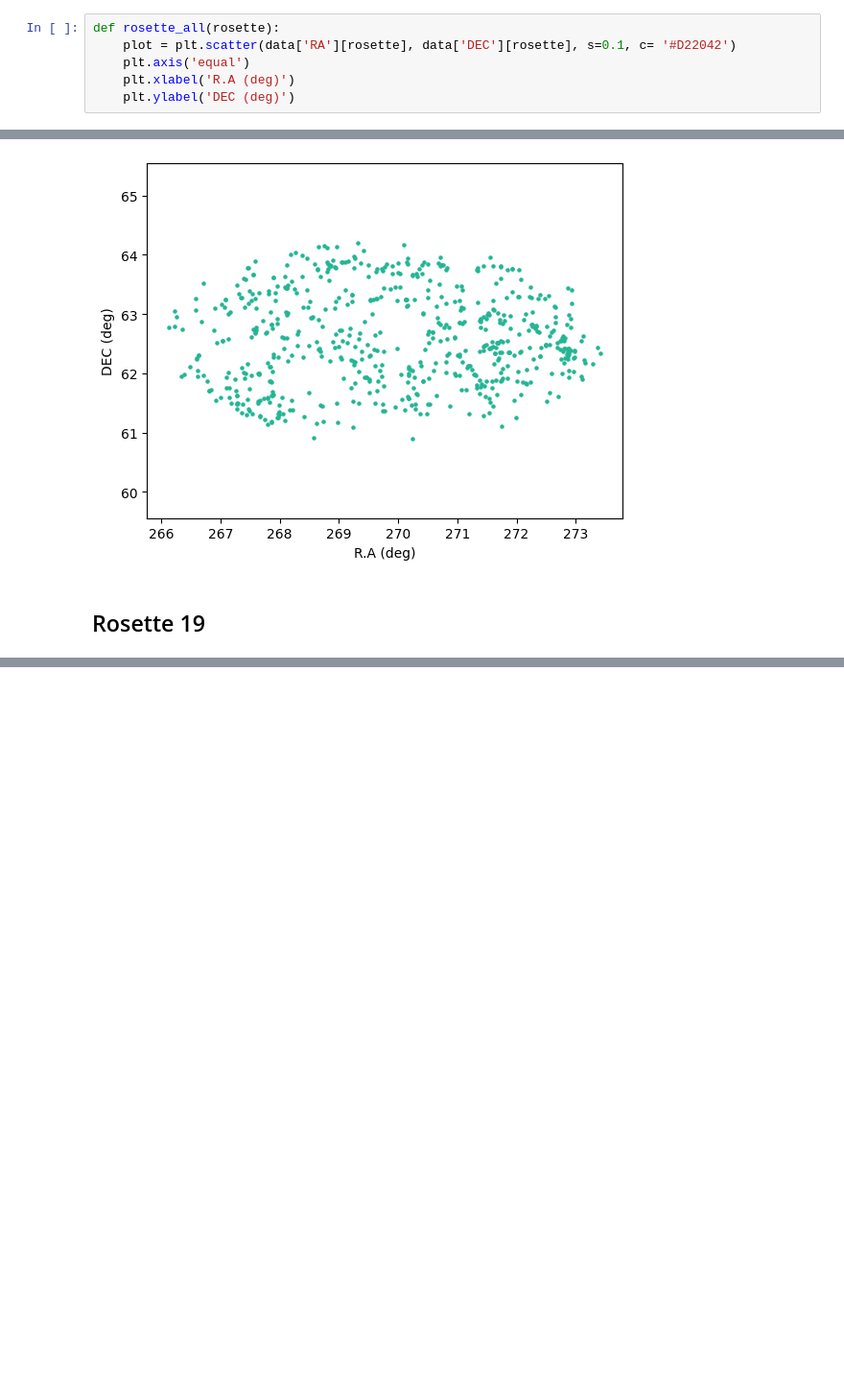
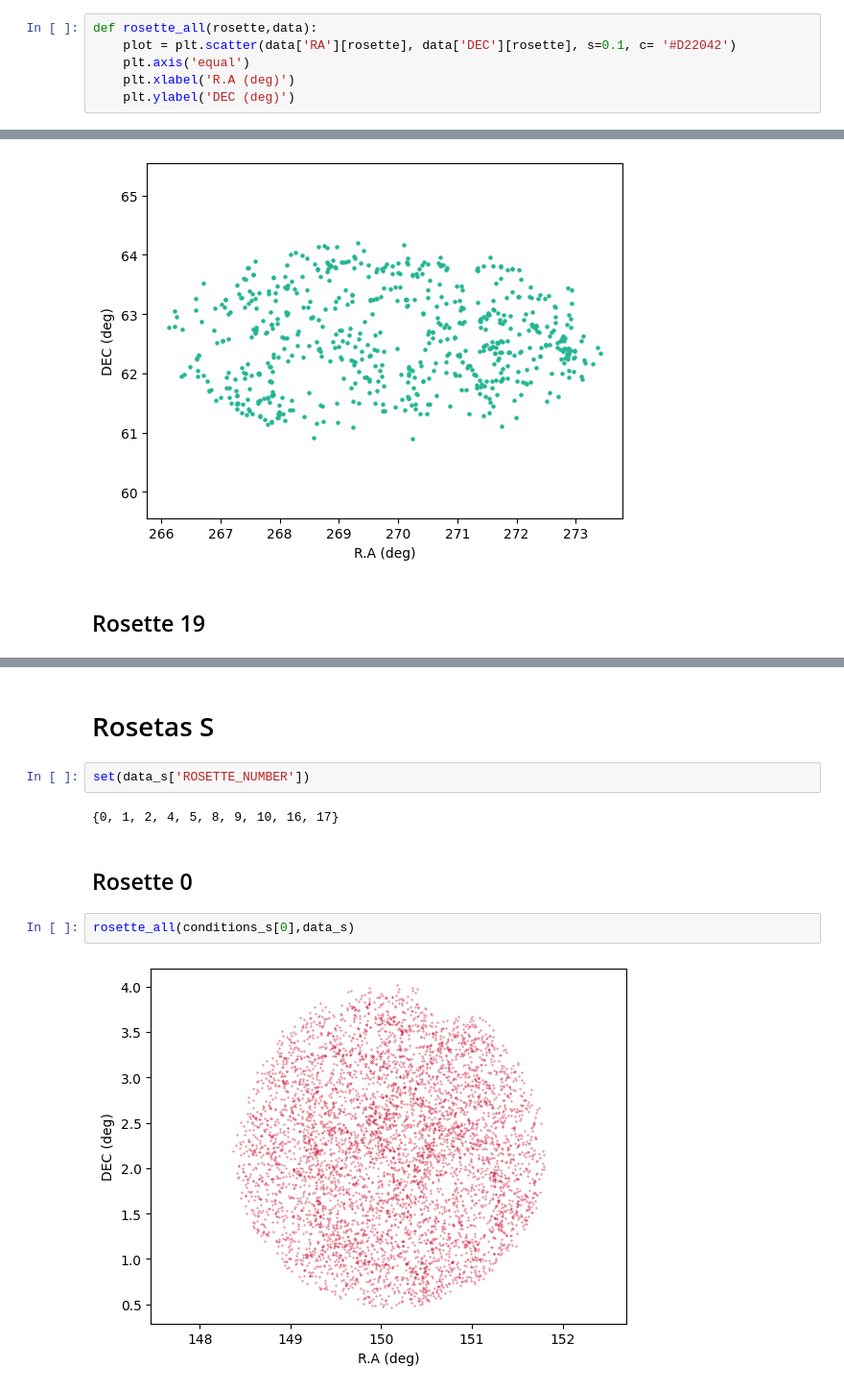
Before and after one commit to soguevaram/DESI, a Jupyter notebook: 20250702_Rossette.ipynb, the cells around one changed output, grey strips where cells are left out. Shown at 96% size. Saved outputs shown, nothing was run; the diff lists cells and outputs as text; blank space fills up the shorter version.

```diff
--- a/20250702_Rossette.ipynb
+++ b/20250702_Rossette.ipynb
@@ -79,5 +98,5 @@ for i in conditions:
 # %%
-def rosette_all(rosette):
+def rosette_all(rosette,data):
     plot = plt.scatter(data['RA'][rosette], data['DEC'][rosette], s=0.1, c= '#D22042')
     plt.axis('equal')
     plt.xlabel('R.A (deg)')
@@ -248,2 +269,14 @@ rosette(conditions[9],max_value_19[0],max_value_19[2])
 # %% [output]
 [figure]
+# %% [markdown]
+# Rosetas S
+# %%
+set(data_s['ROSETTE_NUMBER'])
+# %% [output]
+{0, 1, 2, 4, 5, 8, 9, 10, 16, 17}
+# %% [markdown]
+## Rosette 0
+# %%
+rosette_all(conditions_s[0],data_s)
+# %% [output]
+[figure, added]
```
Also changed, not shown: parts of 79 cells of this notebook.
